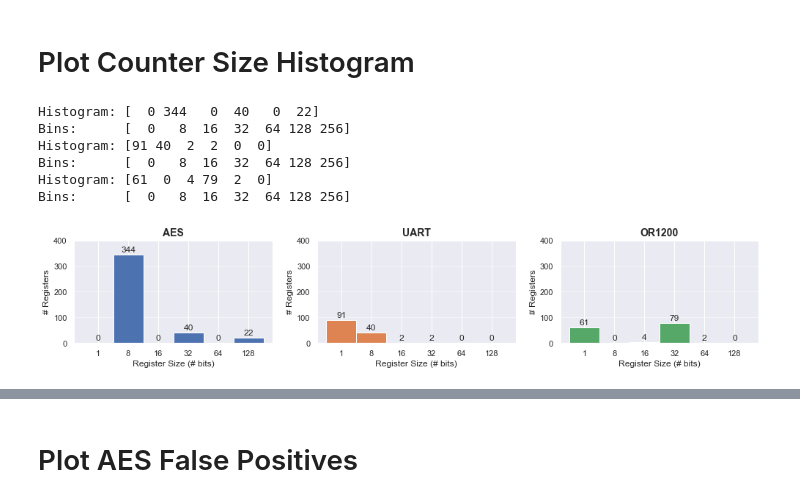
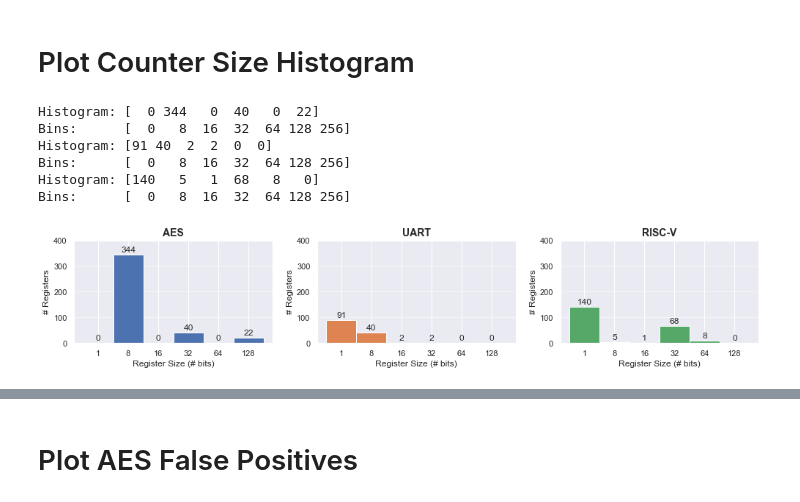
Before and after one commit to timothytrippel/bomberman, a Jupyter notebook: circuits/plots/exp_001_false_positives.ipynb, the cells around one changed output, grey strips where cells are left out. Saved outputs shown, nothing was run; the diff lists cells and outputs as text; code cells hidden in the pictures.

```diff
--- a/circuits/plots/exp_001_false_positives.ipynb
+++ b/circuits/plots/exp_001_false_positives.ipynb
@@ -16,6 +16,10 @@ uart_data_dir = '/Users/ti27457/Repos/ttb/circuits/uart/tjfree_16bytes'
 # OR1200
 or1200_data_dir = '/Users/ti27457/Repos/ttb/circuits/or1200/tjfree_combined'
 # or1200_data_dir = '/Users/ti27457/Repos/ttb/circuits/or1200/tjfree_combined'
+
+# PICORV32
+picorv32_data_dir = '/Users/ti27457/Repos/ttb/circuits/picorv32'
+# or1200_data_dir = '/Users/ti27457/Repos/ttb/circuits/picorv32'
 # %% [markdown]
 # Plot Settings
 # %%
@@ -67,37 +71,41 @@ def plt_histogram(data, ax, title, color_index):
 
     # Text on the top of each barplot
     for i in range(len(hist)):
         ax.text(x = i , y = hist[i] + 10, s = hist[i], size = 12, horizontalalignment='center')
 
 # Load Data
-aes_counter_sizes    = load_counter_sizes(aes_data_dir)
-uart_counter_sizes   = load_counter_sizes(uart_data_dir)
-or1200_counter_sizes = load_counter_sizes(or1200_data_dir)
+aes_counter_sizes      = load_counter_sizes(aes_data_dir)
+uart_counter_sizes     = load_counter_sizes(uart_data_dir)
+or1200_counter_sizes   = load_counter_sizes(or1200_data_dir)
+picorv32_counter_sizes = load_counter_sizes(picorv32_data_dir)
 
 # Create Figure
 sns.set()
 current_palette = sns.color_palette()
 fig, axes = plt.subplots(1, 3, figsize=(14, 3))
 
 # AES Histogram
 plt_histogram(aes_counter_sizes['Coalesced Sizes'], axes[0], 'AES', 0)
 
 # UART Histogram
 plt_histogram(uart_counter_sizes['Coalesced Sizes'], axes[1], 'UART', 1)
 
-# OR1200 Histogram
-plt_histogram(or1200_counter_sizes['Coalesced Sizes'], axes[2], 'OR1200', 2)
+# # OR1200 Histogram
+# plt_histogram(or1200_counter_sizes['Coalesced Sizes'], axes[2], 'OR1200', 2)
+
+# PICORV32 Histogram
+plt_histogram(picorv32_counter_sizes['Coalesced Sizes'], axes[2], 'RISC-V', 2)
 
 # Save Histogram to PDF
 plt.tight_layout(h_pad=1)
 if HIST_SAVE_AS_PDF:
     plt.savefig(HIST_PDF_FILENAME, format='pdf')
 plt.show()
 # %% [output]
 Histogram: [  0 344   0  40   0  22]
 Bins:      [  0   8  16  32  64 128 256]
 Histogram: [91 40  2  2  0  0]
 Bins:      [  0   8  16  32  64 128 256]
-Histogram: [61  0  4 79  2  0]
+Histogram: [140   5   1  68   8   0]
 Bins:      [  0   8  16  32  64 128 256]
-[figure, old version]
+[figure, new version]
```
Also changed, not shown: parts of 2 cells of this notebook, 7 other files.
